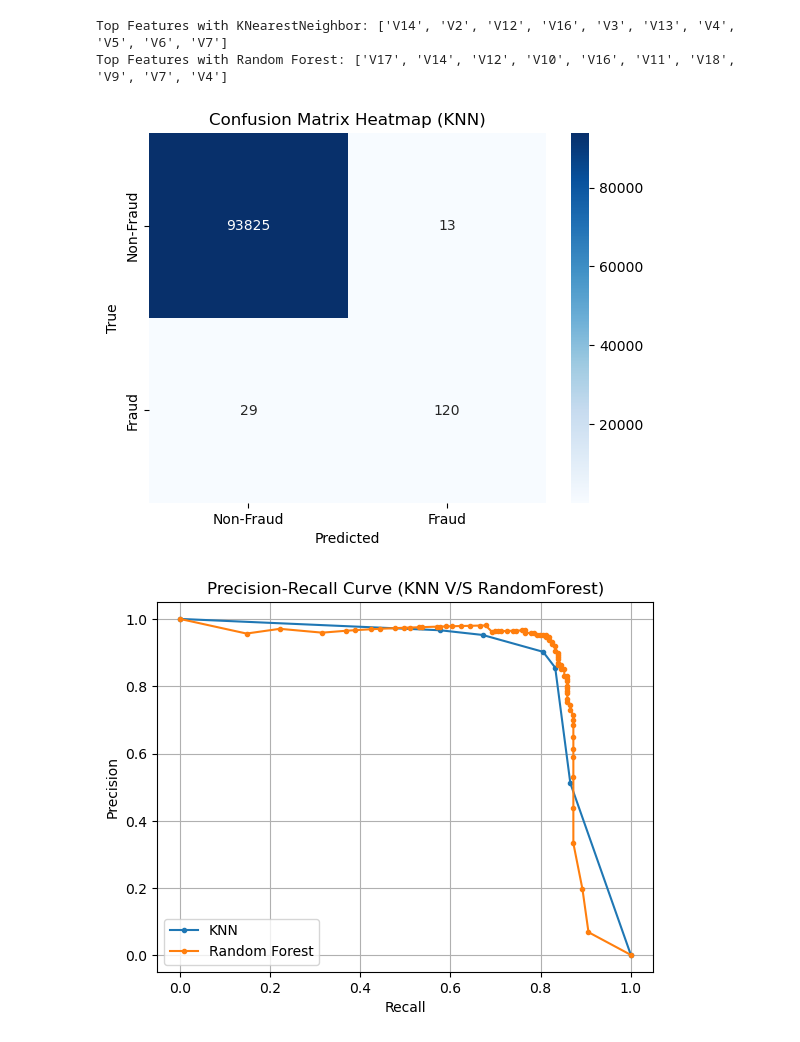
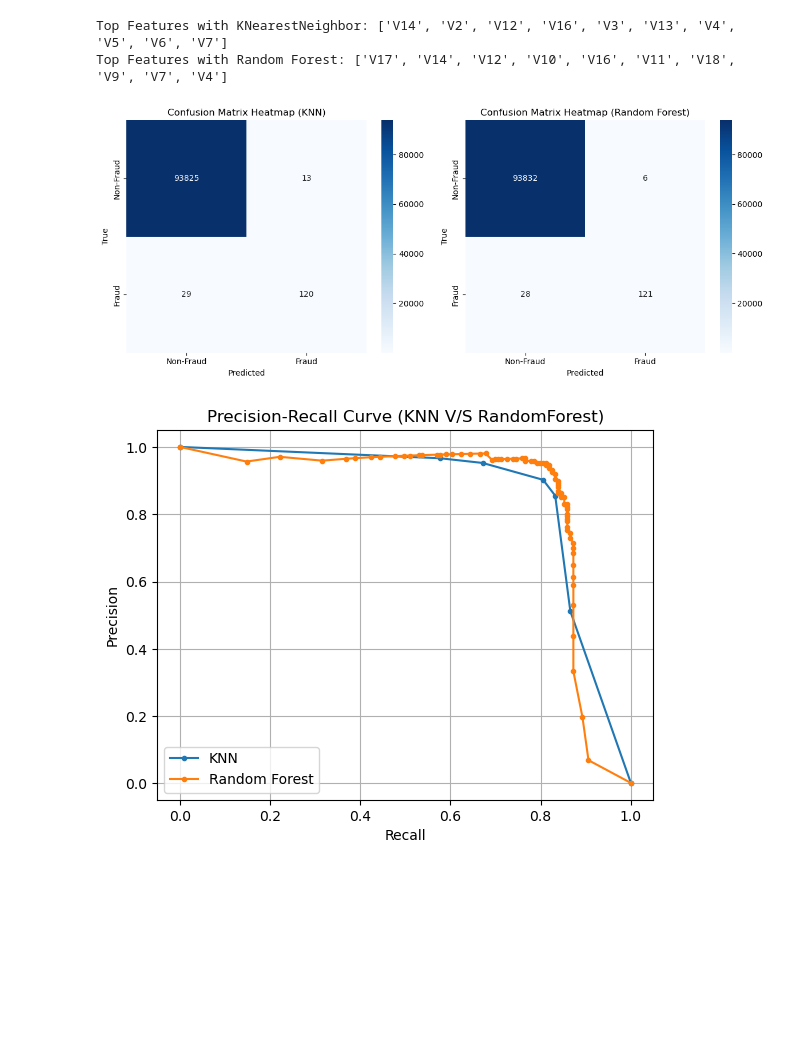
Before and after one commit to AnkitDogra-07/Research-CSE-V, a Jupyter notebook: Work/Notebooks for Data Cleaning/knn-classification.ipynb, the cells around one changed output. Cells and saved outputs as stored; diff of their text form; code cells hidden in the pictures; blank space fills up the shorter version.

```diff
--- a/Work/Notebooks for Data Cleaning/knn-classification.ipynb
+++ b/Work/Notebooks for Data Cleaning/knn-classification.ipynb
@@ -236,17 +236,34 @@ print("Top Features with Random Forest:", selected_features_combined)
 # %% [output]
 Top Features with KNearestNeighbor: ['V14', 'V2', 'V12', 'V16', 'V3', 'V13', 'V4', 'V5', 'V6', 'V7']
 Top Features with Random Forest: ['V17', 'V14', 'V12', 'V10', 'V16', 'V11', 'V18', 'V9', 'V7', 'V4']
-# %%
-cm = confusion_matrix(y_test, y_pred)
-
-# Plot the confusion matrix as a heatmap
-sns.heatmap(cm, annot=True, cmap='Blues', fmt='d', xticklabels=['Non-Fraud', 'Fraud'], yticklabels=['Non-Fraud', 'Fraud'])
-plt.xlabel('Predicted')
-plt.ylabel('True')
-plt.title('Confusion Matrix Heatmap (KNN)')
-plt.show()
-# %% [output]
-[figure, removed]
+# %%
+import seaborn as sns
+import matplotlib.pyplot as plt
+from sklearn.metrics import confusion_matrix
+
+# Compute confusion matrices for KNN and Random Forest
+cm_knn = confusion_matrix(y_test, y_pred)
+cm_rf = confusion_matrix(y_test, y_pred_rf)
+
+# Create a subplot with 1 row and 2 columns
+fig, axes = plt.subplots(1, 2, figsize=(12, 5))
+
+# Plot the confusion matrix for KNN on the first subplot
+sns.heatmap(cm_knn, annot=True, cmap='Blues', fmt='d', xticklabels=['Non-Fraud', 'Fraud'], yticklabels=['Non-Fraud', 'Fraud'], ax=axes[0])
+axes[0].set_xlabel('Predicted')
+axes[0].set_ylabel('True')
+axes[0].set_title('Confusion Matrix Heatmap (KNN)')
+
+# Plot the confusion matrix for Random Forest on the second subplot
+sns.heatmap(cm_rf, annot=True, cmap='Blues', fmt='d', xticklabels=['Non-Fraud', 'Fraud'], yticklabels=['Non-Fraud', 'Fraud'], ax=axes[1])
+axes[1].set_xlabel('Predicted')
+axes[1].set_ylabel('True')
+axes[1].set_title('Confusion Matrix Heatmap (Random Forest)')
+
+plt.tight_layout()  # Ensures proper spacing between subplots
+plt.show()
+# %% [output]
+[figure, added]
 # %%
 from sklearn.metrics import precision_recall_curve
 
```
